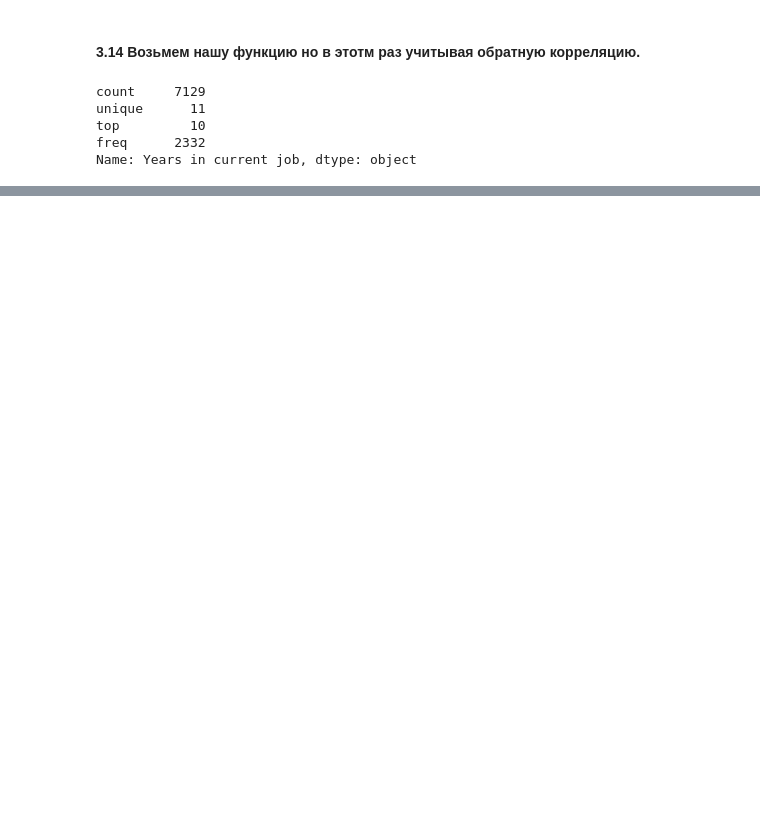
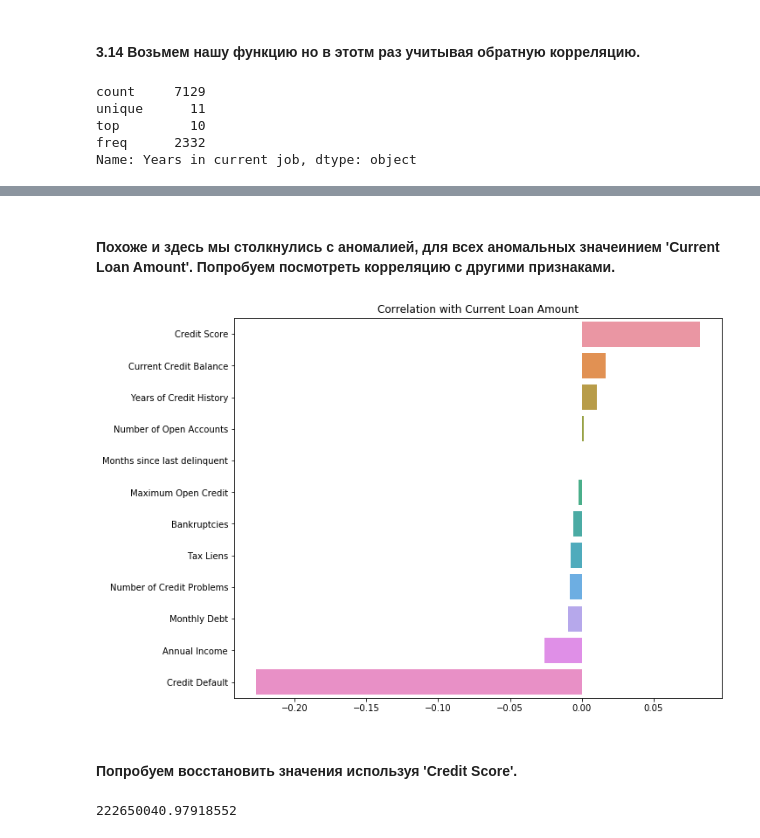
Before and after one commit to dv4silj3v/AI_Course_Q3_C3, a Jupyter notebook: DVasilyev_solution.ipynb, the cells around one changed output, grey strips where cells are left out. Saved outputs shown, nothing was run; the diff lists cells and outputs as text; code cells hidden in the pictures; blank space fills up the shorter version.

```diff
--- a/DVasilyev_solution.ipynb
+++ b/DVasilyev_solution.ipynb
@@ -511,0 +551,13 @@ Name: Years in current job, dtype: object
+# %% [markdown]
+#### Похоже и здесь мы столкнулись с аномалией, для всех аномальных значеинием 'Current Loan Amount'. Попробуем посмотреть корреляцию с другими признаками.
+# %%
+correlations('Current Loan Amount')
+# %% [output]
+[figure, added]
+# %% [markdown]
+#### Попробуем восстановить значения используя 'Credit Score'.
+# %%
+cla_cs_coef = float(coef_rev('Current Loan Amount', 'Credit Score', 2000000))
+cla_cs_coef
+# %% [output]
+222650040.97918552
```
Also changed, not shown: parts of 105 cells of this notebook.
